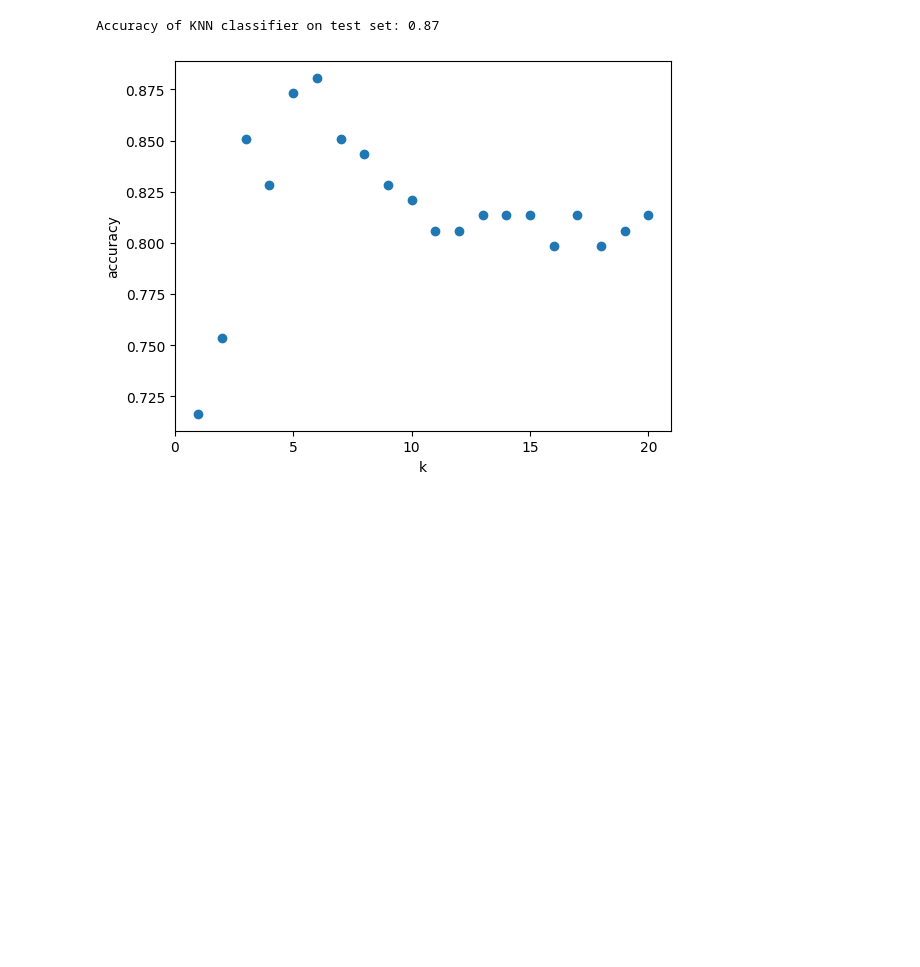
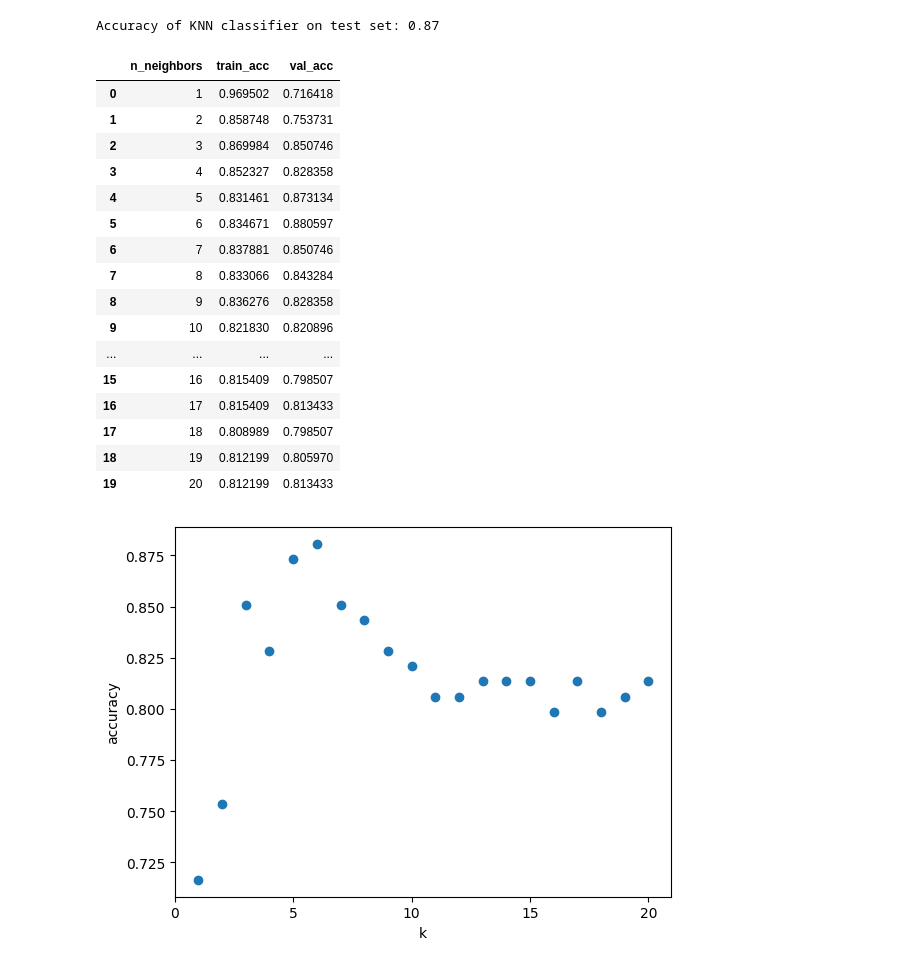
Before and after one commit to TheodoreQuansah/classification_exercises, a Jupyter notebook: knn_model.ipynb, the cells around one changed output. Saved outputs shown, nothing was run; the diff lists cells and outputs as text; code cells hidden in the pictures; blank space fills up the shorter version.

```diff
--- a/knn_model.ipynb
+++ b/knn_model.ipynb
@@ -151,6 +151,43 @@ print('Accuracy of KNN classifier on test set: {:.2f}'
      .format(knn.score(X_val, y_val)))
 # %% [output]
 Accuracy of KNN classifier on test set: 0.87
+# %%
+seed = 42
+t_acc = []
+v_acc = []
+n_neighbors = []
+
+for i in range(1, 21):
+
+    knn = KNeighborsClassifier(n_neighbors = i)
+
+    knn.fit(X_train, y_train)
+
+    t_acc.append(knn.score(X_train, y_train))
+
+    v_acc.append(knn.score(X_val, y_val))
+
+    n_neighbors.append(i)
+# %%
+pd.DataFrame({'n_neighbors' : n_neighbors, 'train_acc' : t_acc, 'val_acc' : v_acc})
+# %% [output]
+|  | n_neighbors | train_acc | val_acc |
+| 0 | 1 | 0.969502 | 0.716418 |
+| 1 | 2 | 0.858748 | 0.753731 |
+| 2 | 3 | 0.869984 | 0.850746 |
+| 3 | 4 | 0.852327 | 0.828358 |
+| 4 | 5 | 0.831461 | 0.873134 |
+| 5 | 6 | 0.834671 | 0.880597 |
+| 6 | 7 | 0.837881 | 0.850746 |
+| 7 | 8 | 0.833066 | 0.843284 |
+| 8 | 9 | 0.836276 | 0.828358 |
+| 9 | 10 | 0.821830 | 0.820896 |
+| ... | ... | ... | ... |
+| 15 | 16 | 0.815409 | 0.798507 |
+| 16 | 17 | 0.815409 | 0.813433 |
+| 17 | 18 | 0.808989 | 0.798507 |
+| 18 | 19 | 0.812199 | 0.805970 |
+| 19 | 20 | 0.812199 | 0.813433 |
 # %%
 import matplotlib.pyplot as plt
 k_range = range(1, 21)
```
Also changed, not shown: parts of 3 cells of this notebook.
